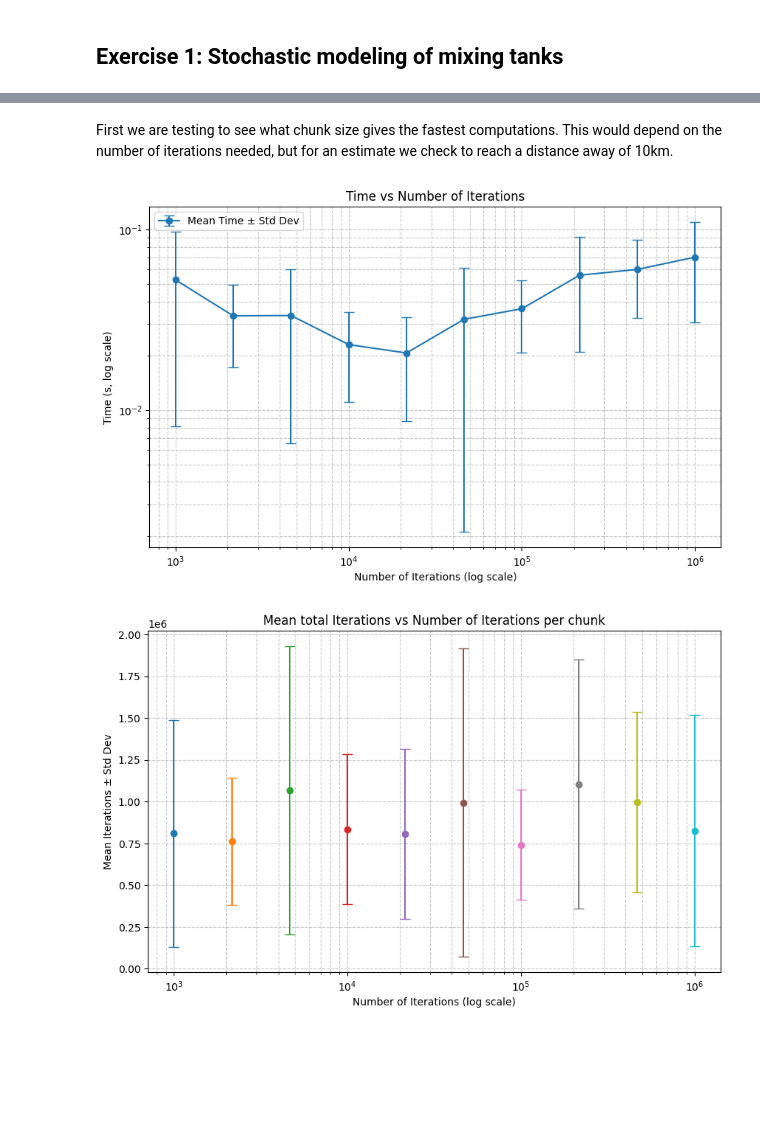
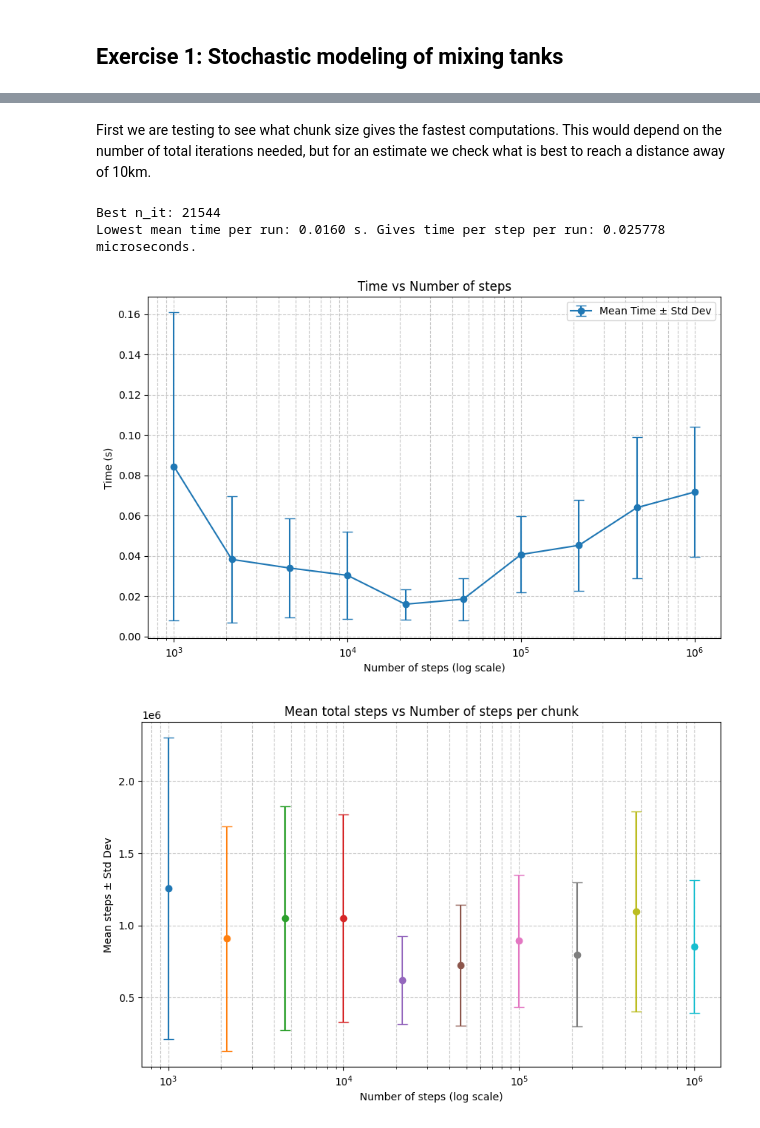
Before and after one commit to MalleBallen/Torgrim-og-Malvin-Gruppeprosjekt, a Jupyter notebook: project4/project4.ipynb, the cells around one changed output, grey strips where cells are left out. Drawn from its saved outputs; the diff is of its cells as text; code cells hidden in the pictures; blank space fills up the shorter version.

```diff
--- a/project4/project4.ipynb
+++ b/project4/project4.ipynb
@@ -90,4 +112,0 @@ def plot_positions_matplotlib(array, title, xlim=(0, 2000), ylim=(0, 2000), star
-# %%
-n_walkers=1000
-pos, k, t = rndm_walk_plain(n_steps=1000000, n_walkers=n_walkers, lower_bound=0, higher_bound=2000)
-avg_per_run = t/n_walkers
@@ -153,3 +180,0 @@ def rndm_walk_mod(n_steps, n_walkers=1000, lower_bound=0, higher_bound=2000, sta
-# %%
-pos, k = rndm_walk_mod(n_steps=1000000, n_walkers=1000, lower_bound=0, higher_bound=2000, p_pp=2/9,p_pn=0, p_nn=2/9 ,p_np=0)
-plot_positions_matplotlib(pos,title=f"End position random walk simulation. Number of iterations: {k} ")
@@ -309,8 +363,9 @@ def simulate_path(
 # %% [markdown]
-First we are testing to see what chunk size gives the fastest computations. This would depend on the number of iterations needed, but for an estimate we check to reach a distance away of 10km.
+First we are testing to see what chunk size gives the fastest computations. This would depend on the number of total iterations needed, but for an estimate we check what is best to reach a distance away of 10km.
 # %%
 import time
 import numpy as np
+import matplotlib.pyplot as plt
 
 # Parameters
 n_runs = 20
@@ -318,14 +373,15 @@ n_it_per_chunk = np.logspace(3, 6, num=10, dtype=int)  # different n_it_per to t
 p = [0, 0.25, 0.25, 0.25, 0.25]
 boundary = 10_000
 multiply_factor = 10
-start_point = (0, 0)
+start_point = (1000, 1000)
 
 timing_results = {}
 
 
 for n_it in n_it_per_chunk:
     times = []
-    iterations = []
+    steps = []
+
     for _ in range(n_runs):
         t0 = time.perf_counter()
         result = simulate_path(
@@ -334,53 +390,64 @@ for n_it in n_it_per_chunk:
             n_it_per=n_it,
             boundary=boundary,
             trajectory=False,
             multiply_factor=multiply_factor
         )
         t1 = time.perf_counter()
         times.append(t1 - t0)
-        iterations.append(result["iterations"])
+        steps.append(result["steps"])
     timing_results[n_it] = {
         "time_mean_s": np.mean(times),
         "time_std_s": np.std(times),
-        "iters_mean": np.mean(iterations),
-        "iters_std": np.std(iterations)
+        "steps_mean": np.mean(steps),
+        "steps_std": np.std(steps)
     }
 
-def plot_times_vs_iterations(timing_results):
-    n_iterations = list(timing_results.keys())
-    times = [timing_results[n]['time_mean_s'] for n in n_iterations]
-    time_stds = [timing_results[n]['time_std_s'] for n in n_iterations]
+def plot_times_vs_steps(timing_results):
+    n_steps = list(timing_results.keys())
+    times = [timing_results[n]['time_mean_s'] for n in n_steps]
+    time_stds = [timing_results[n]['time_std_s'] for n in n_steps]
 
     plt.figure(figsize=(10, 6))
-    plt.errorbar(n_iterations, times, yerr=time_stds, fmt='o-', capsize=5, label='Mean Time ± Std Dev')
+    plt.errorbar(n_steps, times, yerr=time_stds, fmt='o-', capsize=5, label='Mean Time ± Std Dev')
     plt.xscale('log')
-    plt.yscale('log')
-    plt.xlabel("Number of Iterations (log scale)")
-    plt.ylabel("Time (s, log scale)")
-    plt.title("Time vs Number of Iterations")
+    plt.xlabel("Number of steps (log scale)")
+    plt.ylabel("Time (s)")
+    plt.title("Time vs Number of steps")
     plt.grid(True, which="both", linestyle='--', alpha=0.7)
     plt.legend()
     plt.show()
 
-def plot_iterations_vs_nit(timing_results):
+def plot_steps_vs_nit(timing_results):
     plt.figure(figsize=(10, 6))
     for n_it, stats in timing_results.items():
         plt.errorbar(
-            [n_it], [stats['iters_mean']],
-            yerr=[stats['iters_std']],
+            [n_it], [stats['steps_mean']],
+            yerr=[stats['steps_std']],
             fmt='o', capsize=5
         )
 
     plt.xscale('log')
-    plt.xlabel("Number of Iterations (log scale)")
-    plt.ylabel("Mean Iterations ± Std Dev")
-    plt.title("Mean total Iterations vs Number of Iterations per chunk")
+    plt.xlabel("Number of steps (log scale)")
+    plt.ylabel("Mean steps ± Std Dev")
+    plt.title("Mean total steps vs Number of steps per chunk")
     plt.grid(True, which="both", linestyle='--', alpha=0.7)
     plt.show()
 
-plot_times_vs_iterations(timing_results)
-plot_iterations_vs_nit(timing_results)
+# Find the n_it with the lowest mean time
+best_n_it = min(timing_results, key=lambda k: timing_results[k]["time_mean_s"])
+
+# Get the corresponding values
+lowest_mean_time = timing_results[best_n_it]["time_mean_s"]
+corresponding_steps_mean = timing_results[best_n_it]["steps_mean"]
+
+
+print(f"Best n_it: {best_n_it}")
+print(f"Lowest mean time per run: {lowest_mean_time:.4f} s. Gives time per step per run: {lowest_mean_time/corresponding_steps_mean*1e6:.6f} microseconds.")
+plot_times_vs_steps(timing_results)
+plot_steps_vs_nit(timing_results)
 # %% [output]
+Best n_it: 21544
+Lowest mean time per run: 0.0160 s. Gives time per step per run: 0.025778 microseconds.
-[figure, old version]
+[figure, new version]
-[figure, old version]
+[figure, new version]
 # %% [markdown]
```
Also changed, not shown: parts of 26 cells of this notebook, 1 other file.
